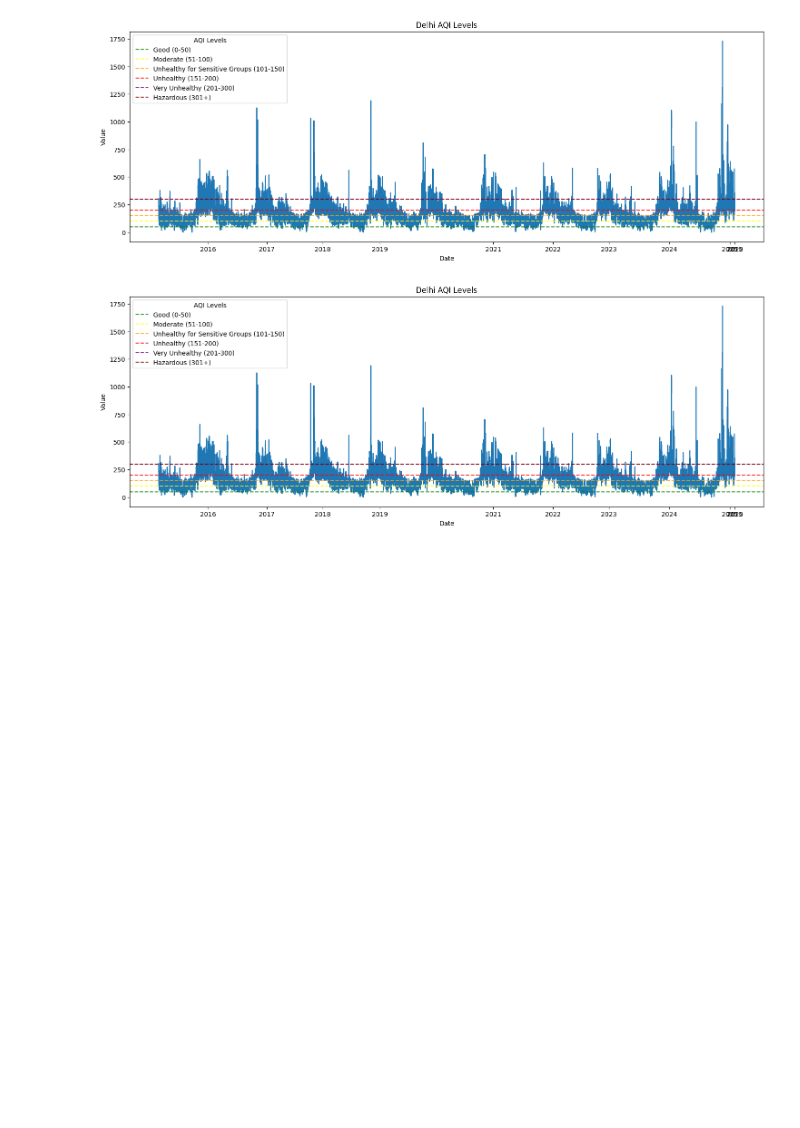
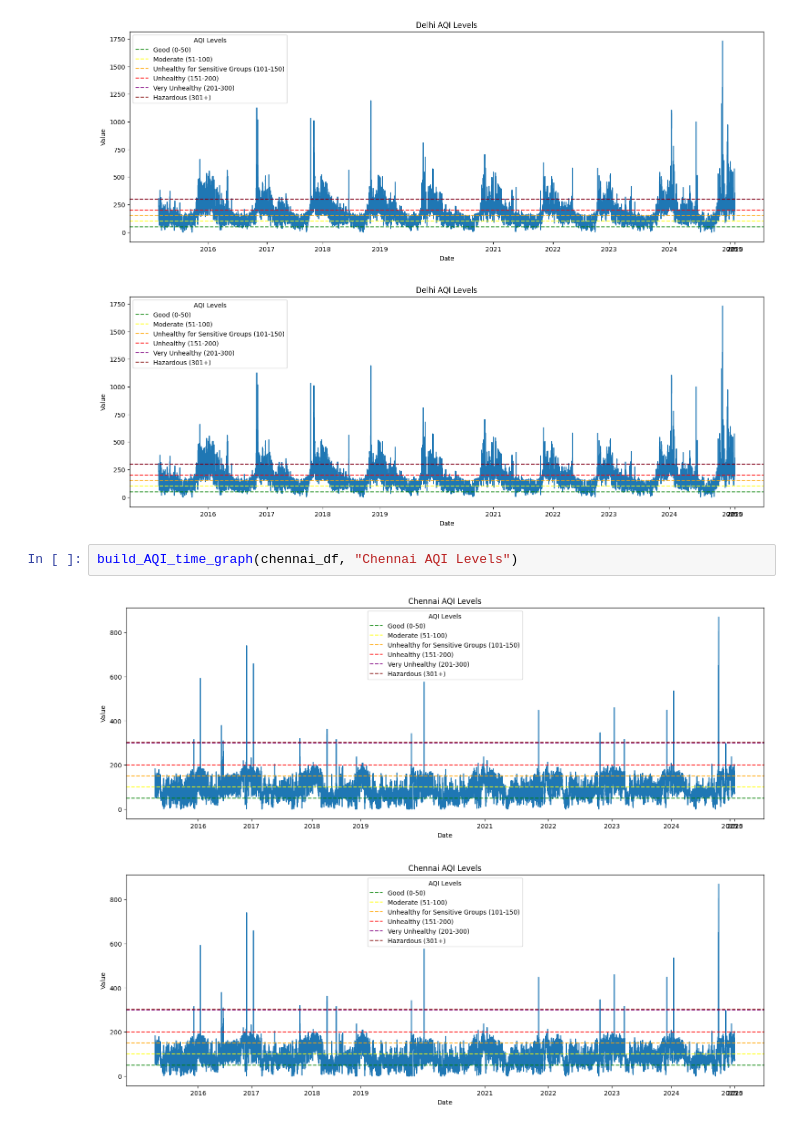
Before and after one commit to SaucyBoi21/PUBP-3042-Code, a Jupyter notebook: Final/models/DiD(delhi).ipynb, the cells around one changed output. Drawn from its saved outputs; the diff is of its cells as text; blank space fills up the shorter version.

```diff
--- a/Final/models/DiD(delhi).ipynb
+++ b/Final/models/DiD(delhi).ipynb
@@ -11,6 +11,11 @@ build_AQI_time_graph(delhi_df, "Delhi AQI Levels")
 # %% [output]
 [figure]
 [figure]
+# %%
+build_AQI_time_graph(chennai_df, "Chennai AQI Levels")
+# %% [output]
+[figure, added]
+[figure, added]
 # %%
 delhi_did_model = build_DiD_graph(delhi_df, chennai_df)
 delhi_did_model
```
Also changed, not shown: parts of 3 cells of this notebook, 1 other file.
